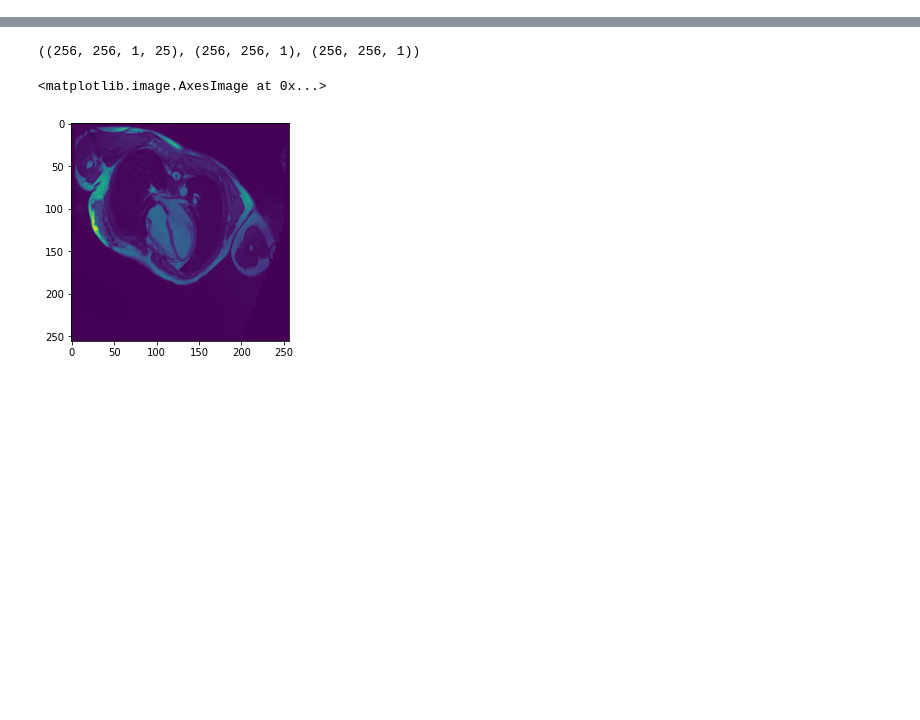
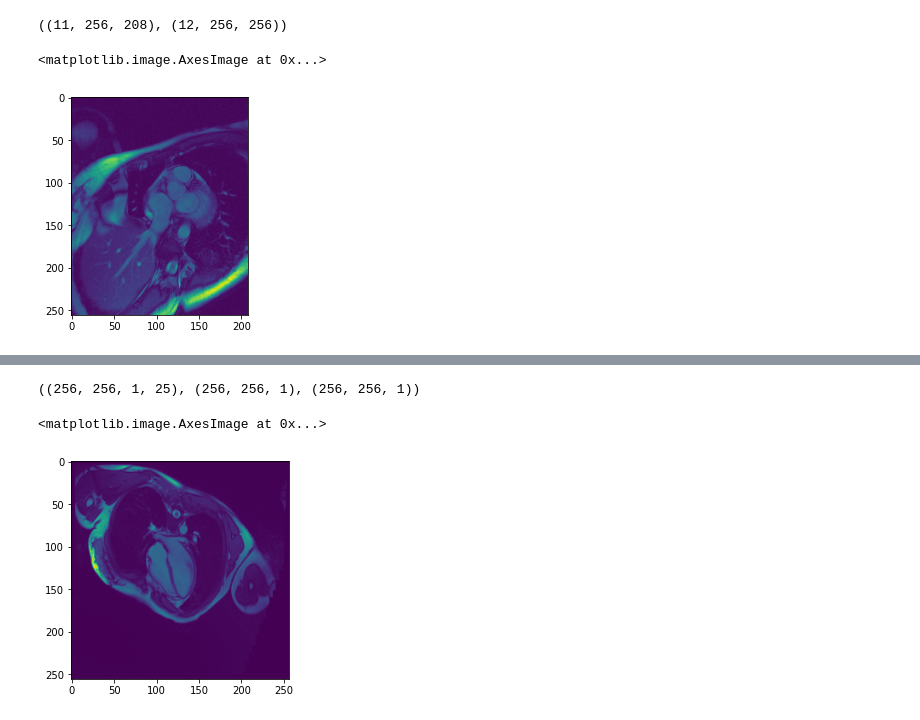
Before and after one commit to maloyan/MedTool, a Jupyter notebook: notebooks/mnm_experiments.ipynb, the cells around one changed output, grey strips where cells are left out. Saved outputs shown, nothing was run; the diff lists cells and outputs as text; code cells hidden in the pictures; blank space fills up the shorter version.

```diff
--- a/notebooks/mnm_experiments.ipynb
+++ b/notebooks/mnm_experiments.ipynb
@@ -9,0 +18,10 @@ import matplotlib.pyplot as plt
+# %%
+la_ed    = np.moveaxis(nib.load('../../MnM-2/validation/166/166_SA_ED.nii.gz').get_fdata(), -1, 0)
+la_ed_gt = np.moveaxis(nib.load('../../MnM-2/training/001/001_SA_ED_gt.nii.gz').get_fdata(), -1, 0)
+
+la_es    = np.moveaxis(nib.load('../../MnM-2/training/001/001_SA_ES.nii.gz').get_fdata(), -1, 0)
+# %%
+la_ed.shape, \
+la_es.shape
+# %% [output]
+((11, 256, 208), (12, 256, 256))
@@ -9,0 +40,5 @@ import matplotlib.pyplot as plt
+# %%
+plt.imshow(la_ed[0, :, :])
+# %% [output]
+<matplotlib.image.AxesImage at 0x...>
+[figure, added]
```
Also changed, not shown: parts of 10 cells of this notebook, 1 other file.
